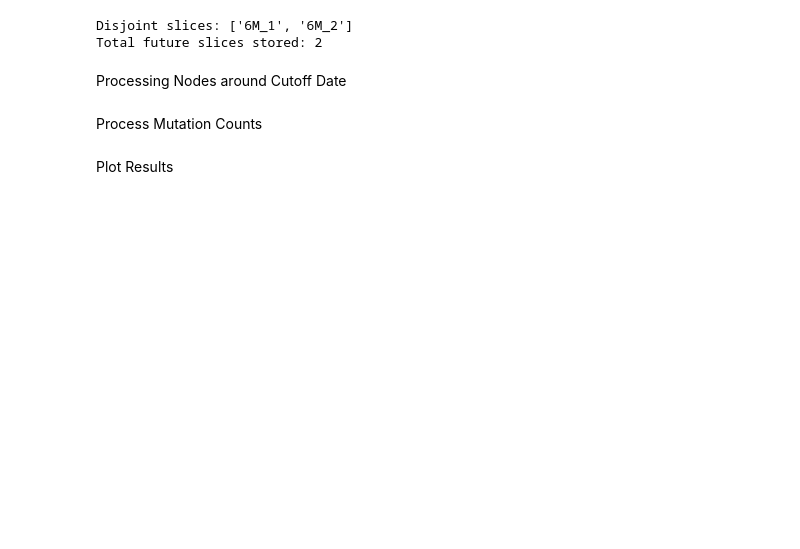
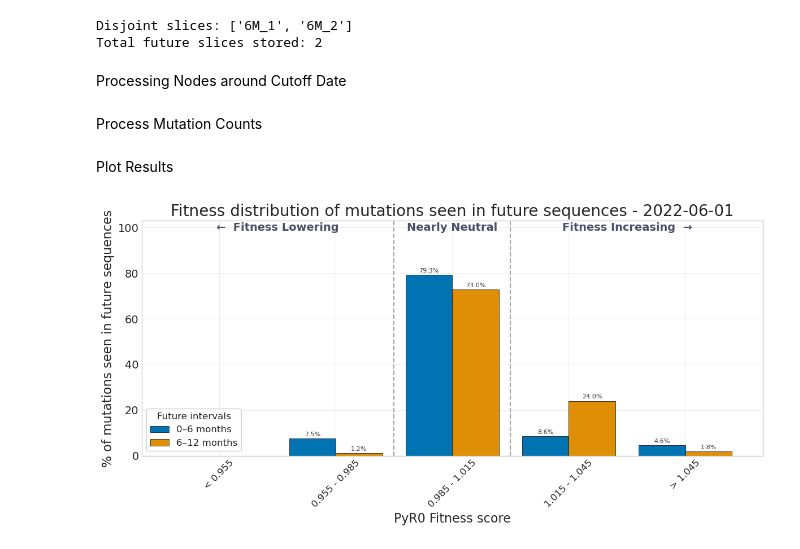
Before and after one commit to TurakhiaLab/VaccineScout, a Jupyter notebook: scripts/new_mutations_fitness.ipynb, the cells around one changed output. Saved outputs shown, nothing was run; the diff lists cells and outputs as text; code cells hidden in the pictures; blank space fills up the shorter version.

```diff
--- a/scripts/new_mutations_fitness.ipynb
+++ b/scripts/new_mutations_fitness.ipynb
@@ -33,7 +33,7 @@ dates_df = pd.read_csv(ROOT_PATH + 'chronumental_dates_gisaidAndPublic.2025-09-0
 
 ver = 'Jan_4_24'
 
-pyro_df = pd.read_pickle(ROOT_PATH + f'pyro_ver/{ver}/PyroSpike.pkl')
+pyro_df = read_pickle(ROOT_PATH + f'pyro_ver/{ver}/PyroSpike.pkl')
 # %%
 # --- Preprocess Date Data ---
 dates_df['predicted_date'] = pd.to_datetime(dates_df['predicted_date'])
@@ -265,7 +265,7 @@ for i, key in enumerate(disjoint_windows):
                 f"{val_y:.1f}%",
                 ha='center', va='bottom',
                 fontsize=8,
-                rotation=45,
+                rotation=0,
                 color='#333333'
             )
 
@@ -289,34 +289,36 @@ tick_labels = ["< 0.955", "0.955 - 0.985", "0.985 - 1.015", "1.015 - 1.045", ">
 
 plt.xticks(ticks=clean_ticks, labels=tick_labels, rotation=45, fontsize=12)
 plt.gca().ticklabel_format(axis='y', useOffset=False, style='plain')
 
 plt.yticks(fontsize=14)
 plt.grid(alpha=0.3)
-plt.ylim(0, 100)
+plt.ylim(0, 103)
 
 # Realign the vertical threshold lines to match the central bin boundaries
 plt.axvline(x=0.985, color='gray', linestyle='--', linewidth=1.5, alpha=0.7, zorder=0)
 plt.axvline(x=1.015, color='gray', linestyle='--', linewidth=1.5, alpha=0.7, zorder=0)
 
 # Re-center text annotations over the new groups
 plt.text(
-    x=0.955, y=97,
+    x=0.955, y=100,
     s="←  Fitness Lowering",
     ha='center', va='center',
     fontsize=14, fontweight='bold', color='#4a4e69'
 )
 plt.text(
-    x=1.00, y=97,
+    x=1.00, y=100,
     s="Nearly Neutral",
     ha='center', va='center',
     fontsize=14, fontweight='bold', color='#4a4e69'
 )
 plt.text(
-    x=1.045, y=97,
+    x=1.045, y=100,
     s="Fitness Increasing  →",
     ha='center', va='center',
     fontsize=14, fontweight='bold', color='#4a4e69'
 )
 
 plt.tight_layout()
 plt.show()
+# %% [output]
+[figure, added]
```
Also changed, not shown: 5 other files.
